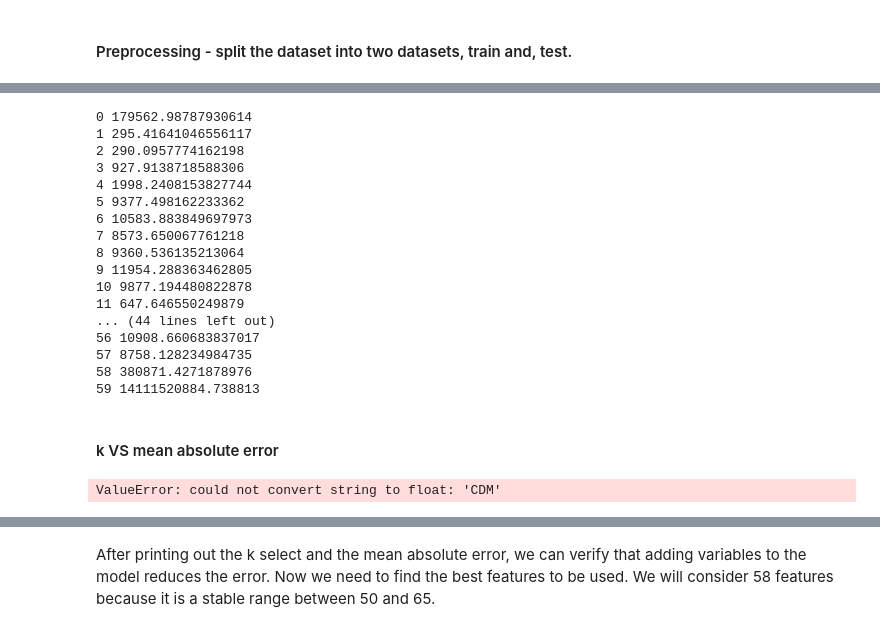
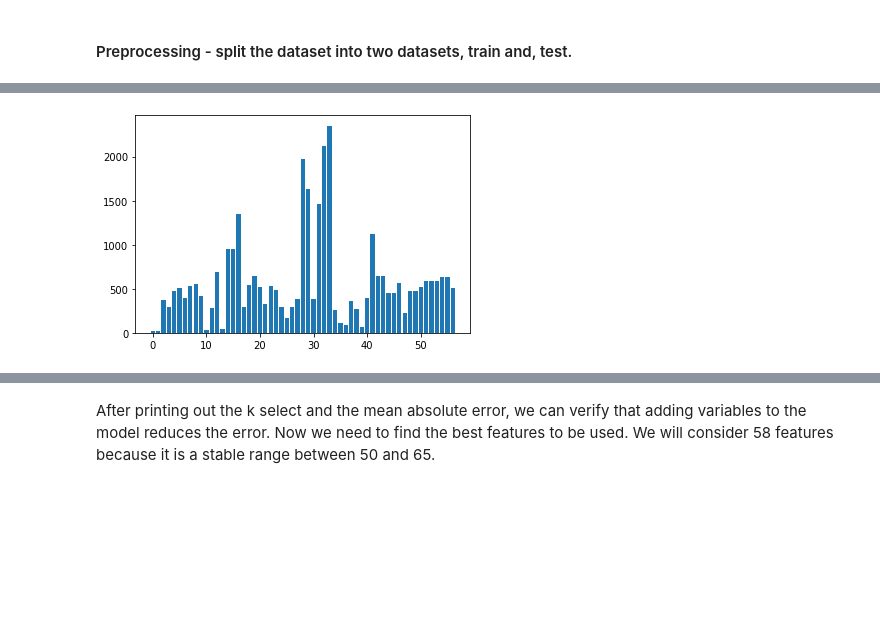
Before and after one commit to eduardopd/fifa-20-dataset, a Jupyter notebook: Fifa 20 FUT - Machine Learning.ipynb, the cells around one changed output, grey strips where cells are left out. Cells and saved outputs as stored; diff of their text form; code cells hidden in the pictures; blank space fills up the shorter version.

```diff
--- a/Fifa 20 FUT - Machine Learning.ipynb
+++ b/Fifa 20 FUT - Machine Learning.ipynb
@@ -309,30 +347,6 @@ y_train_enc, y_test_enc = prepare_targets(y_train, y_test)
 # %%
-X_train2, X_test2, selector = select_features(X_train, y_train_enc, X_test)
+X_train2, X_test2, selector = select_features_classif(X_train, y_train_enc, X_test)
+
+plt.bar([i for i in range(len(selector.scores_))], selector.scores_);
+# %% [output]
+[figure, added]
-# %%
-for i in range(len(selector.scores_)):
-    print(i, selector.scores_[i])
-# %% [output]
-0 179562.98787930614
-1 295.41641046556117
-2 290.0957774162198
-3 927.9138718588306
-4 1998.2408153827744
-5 9377.498162233362
-6 10583.883849697973
-7 8573.650067761218
-8 9360.536135213064
-9 11954.288363462805
-10 9877.194480822878
-11 647.646550249879
-... (44 lines left out)
-56 10908.660683837017
-57 8758.128234984735
-58 380871.4271878976
-59 14111520884.738813
-# %% [markdown]
-#### k VS mean absolute error
-# %%
-y_train_enc, y_test_enc = prepare_targets(y_train, y_test)
-k_score = select_features_rf(X_train, y_train_enc, X_test)
-# %% [output]
-ValueError: could not convert string to float: 'CDM'
```
Also changed, not shown: parts of 20 cells of this notebook.
